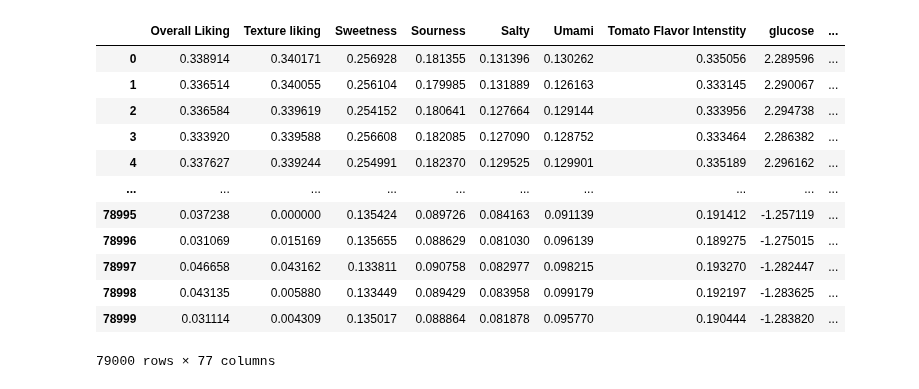
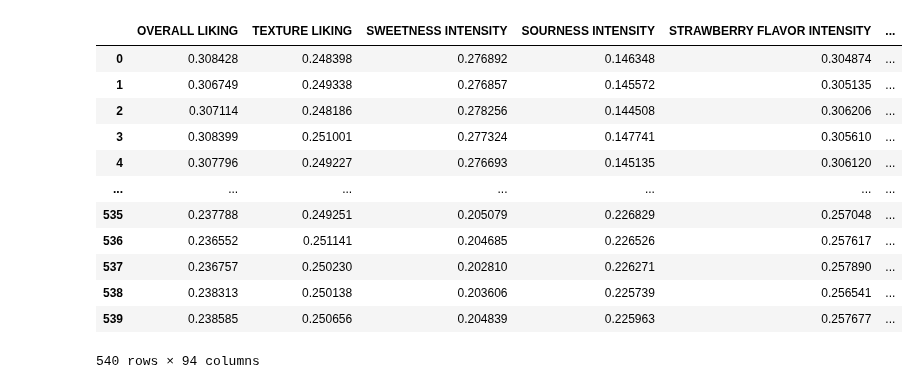
Before and after one commit to Rory-Dam/master_thesis, a Jupyter notebook: strawberry/dataset.ipynb, the cells around one changed output. Cells and saved outputs as stored; diff of their text form; code cells hidden in the pictures.

```diff
--- a/strawberry/dataset.ipynb
+++ b/strawberry/dataset.ipynb
@@ -2,12 +2,10 @@
 import numpy as np
 import pandas as pd
 # %%
-raw_mean = pd.read_csv('../data/tomato_mean.csv')
-raw_stderr = pd.read_csv('../data/tomato_stderr.csv')
+raw_mean = pd.read_csv('../data/strawberry_mean.csv')
+raw_stderr = pd.read_csv('../data/strawberry_stderr.csv')
 # %%
-# drop_cols = ['CULTIVAR','SEASON','HARVEST WEEK','HARVEST DATE','MEASURE', *raw_stderr.columns[raw_stderr.isna().any()]]
-
-drop_cols = ['Variety','panel number','panel date','measure', *raw_stderr.columns[raw_stderr.isna().any()]]
+drop_cols = ['CULTIVAR','SEASON','HARVEST WEEK','HARVEST DATE','MEASURE', *raw_stderr.columns[raw_stderr.isna().any()]]
 df_mean = raw_mean.drop(columns=drop_cols)
 df_mean = df_mean.replace('-', np.nan).astype(float)
 df_mean = df_mean.fillna(df_mean.mean())
@@ -28,3 +36,5 @@ NUM_LABEL_COLS = 7
+# %%
+NUM_LABEL_COLS = 5
 # %%
 val_dataset = df_mean.copy()
 val_dataset[val_dataset.columns[:NUM_LABEL_COLS]] = val_dataset[val_dataset.columns[:NUM_LABEL_COLS]] / 100
@@ -59,7 +73,7 @@ for idx in range(len(df_mean)):
     stderr_row = df_stderr.iloc[idx]
 
     # Generate 10 samples from the normal distribution with the mean and standard error
-    samples = pd.DataFrame({column: np.random.normal(mean, np.divide(stderr, mean, out=np.zeros_like(mean), where=mean!=0), 1000) for column, mean, stderr in zip(df_mean.columns, mean_row, stderr_row)})
+    samples = pd.DataFrame({column: np.random.normal(mean, np.divide(stderr, mean, out=np.zeros_like(mean), where=mean!=0), 10) for column, mean, stderr in zip(df_mean.columns, mean_row, stderr_row)})
 
     # Append the samples to the new DataFrame
     df_samples = pd.concat([df_samples, samples], ignore_index=True)
@@ -82,22 +96,21 @@ df_samples
 # %%
 sample_dataset = df_samples.copy()
 sample_dataset[sample_dataset.columns[:NUM_LABEL_COLS]] = sample_dataset[sample_dataset.columns[:NUM_LABEL_COLS]].clip(0) / 100
 sample_dataset[sample_dataset.columns[NUM_LABEL_COLS:]] = sample_dataset[sample_dataset.columns[NUM_LABEL_COLS:]].apply(normalize_column, axis=0)
 
-# sample_dataset.to_csv('../data/strawberry_samples_big.csv')
-sample_dataset.to_csv('../data/tomato_samples_big.csv')
+sample_dataset.to_csv('../data/strawberry_samples_small.csv')
 sample_dataset
 # %% [output]
-|  | Overall Liking | Texture liking | Sweetness | Sourness | Salty | Umami | Tomato Flavor Intenstity | glucose | ... |
-| 0 | 0.338914 | 0.340171 | 0.256928 | 0.181355 | 0.131396 | 0.130262 | 0.335056 | 2.289596 | ... |
-| 1 | 0.336514 | 0.340055 | 0.256104 | 0.179985 | 0.131889 | 0.126163 | 0.333145 | 2.290067 | ... |
-| 2 | 0.336584 | 0.339619 | 0.254152 | 0.180641 | 0.127664 | 0.129144 | 0.333956 | 2.294738 | ... |
-| 3 | 0.333920 | 0.339588 | 0.256608 | 0.182085 | 0.127090 | 0.128752 | 0.333464 | 2.286382 | ... |
-| 4 | 0.337627 | 0.339244 | 0.254991 | 0.182370 | 0.129525 | 0.129901 | 0.335189 | 2.296162 | ... |
-| ... | ... | ... | ... | ... | ... | ... | ... | ... | ... |
-| 78995 | 0.037238 | 0.000000 | 0.135424 | 0.089726 | 0.084163 | 0.091139 | 0.191412 | -1.257119 | ... |
-| 78996 | 0.031069 | 0.015169 | 0.135655 | 0.088629 | 0.081030 | 0.096139 | 0.189275 | -1.275015 | ... |
-| 78997 | 0.046658 | 0.043162 | 0.133811 | 0.090758 | 0.082977 | 0.098215 | 0.193270 | -1.282447 | ... |
-| 78998 | 0.043135 | 0.005880 | 0.133449 | 0.089429 | 0.083958 | 0.099179 | 0.192197 | -1.283625 | ... |
-| 78999 | 0.031114 | 0.004309 | 0.135017 | 0.088864 | 0.081878 | 0.095770 | 0.190444 | -1.283820 | ... |
+|  | OVERALL LIKING | TEXTURE LIKING | SWEETNESS INTENSITY | SOURNESS INTENSITY | STRAWBERRY FLAVOR INTENSITY | ... |
+| 0 | 0.308428 | 0.248398 | 0.276892 | 0.146348 | 0.304874 | ... |
+| 1 | 0.306749 | 0.249338 | 0.276857 | 0.145572 | 0.305135 | ... |
+| 2 | 0.307114 | 0.248186 | 0.278256 | 0.144508 | 0.306206 | ... |
+| 3 | 0.308399 | 0.251001 | 0.277324 | 0.147741 | 0.305610 | ... |
+| 4 | 0.307796 | 0.249227 | 0.276693 | 0.145135 | 0.306120 | ... |
+| ... | ... | ... | ... | ... | ... | ... |
+| 535 | 0.237788 | 0.249251 | 0.205079 | 0.226829 | 0.257048 | ... |
+| 536 | 0.236552 | 0.251141 | 0.204685 | 0.226526 | 0.257617 | ... |
+| 537 | 0.236757 | 0.250230 | 0.202810 | 0.226271 | 0.257890 | ... |
+| 538 | 0.238313 | 0.250138 | 0.203606 | 0.225739 | 0.256541 | ... |
+| 539 | 0.238585 | 0.250656 | 0.204839 | 0.225963 | 0.257677 | ... |
-79000 rows × 77 columns
+540 rows × 94 columns
```
Also changed, not shown: parts of 5 cells of this notebook, 45 other files.
